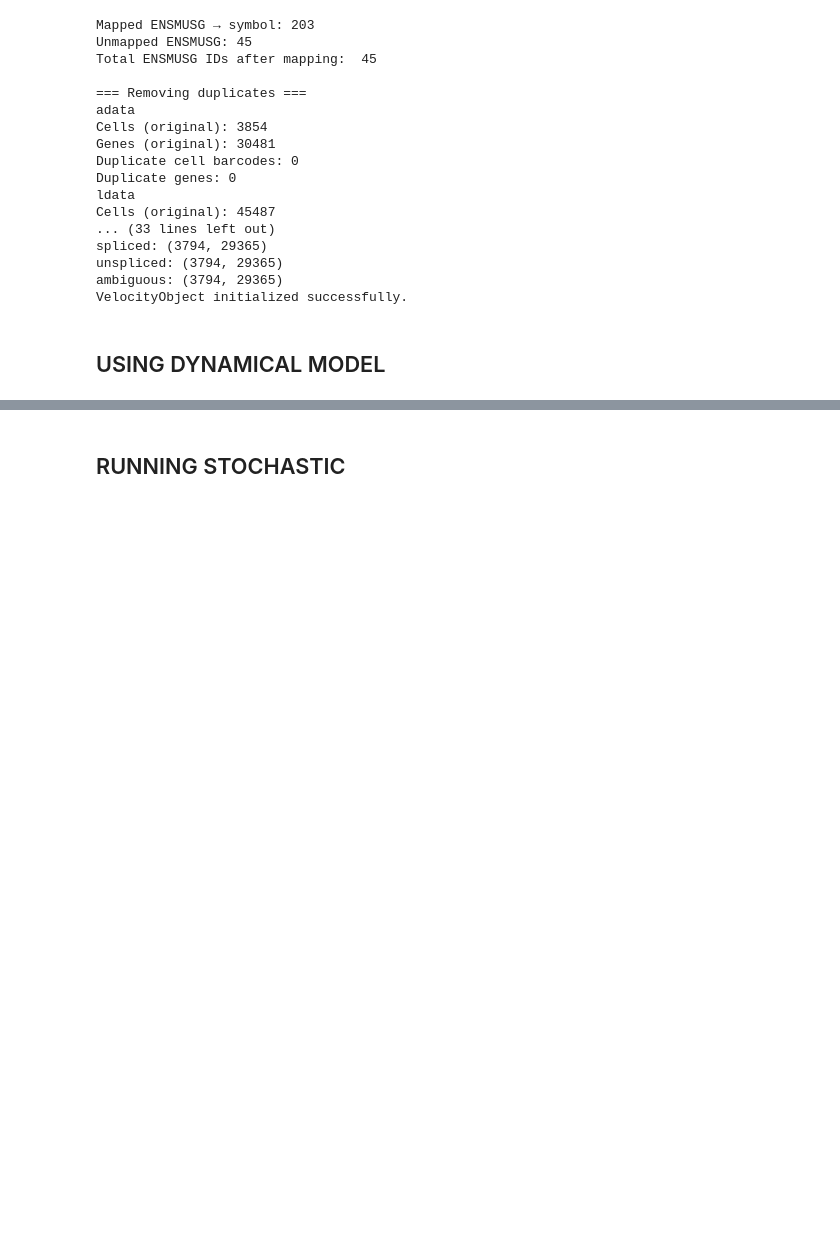
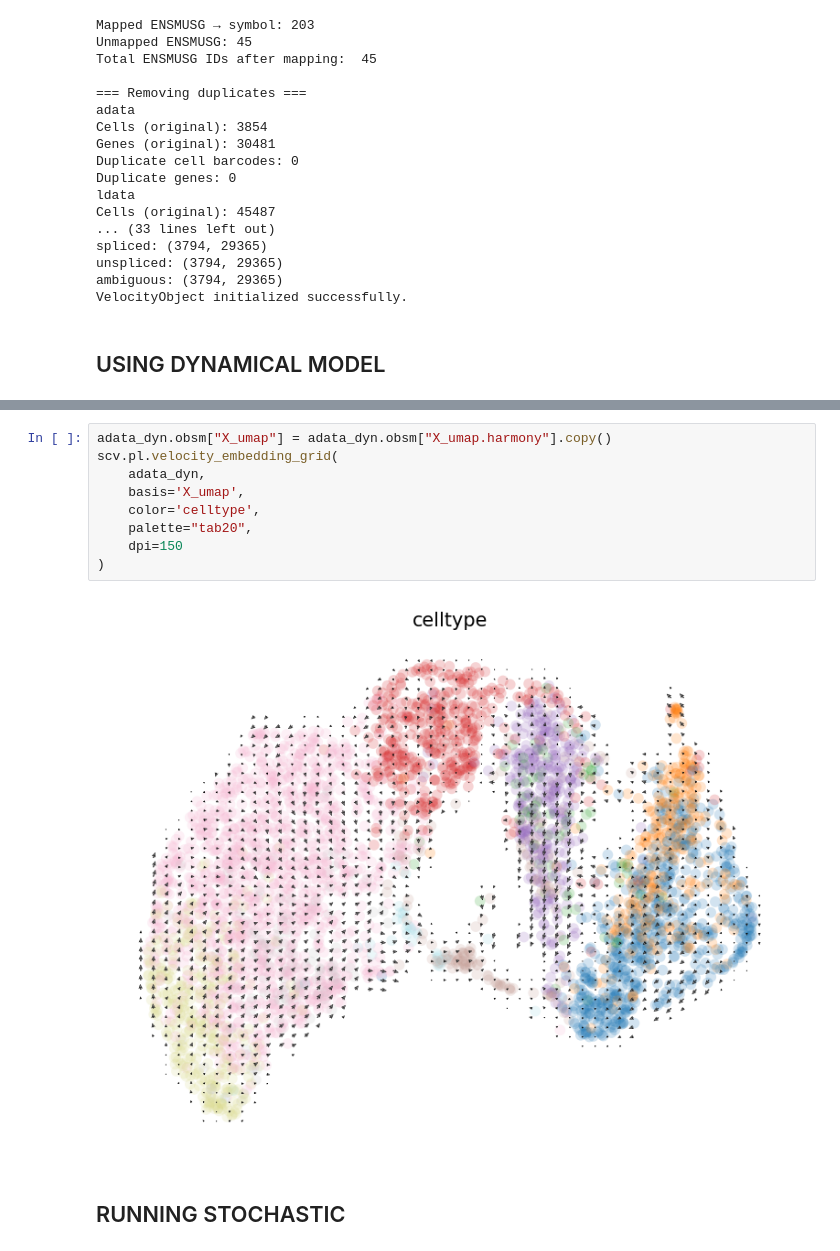
Before and after one commit to marissanesteban/rnavelo-CITEseq, a Jupyter notebook: velocity scripts/VeloViz.ipynb, the cells around one changed output, grey strips where cells are left out. Saved outputs shown, nothing was run; the diff lists cells and outputs as text; blank space fills up the shorter version.

```diff
--- a/velocity scripts/VeloViz.ipynb
+++ b/velocity scripts/VeloViz.ipynb
@@ -204,3 +203,14 @@ dyn_report
+# %%
+adata_dyn.obsm["X_umap"] = adata_dyn.obsm["X_umap.harmony"].copy()
+scv.pl.velocity_embedding_grid(
+    adata_dyn,
+    basis='X_umap',
+    color='celltype',
+    palette="tab20",
+    dpi=150
+)
+# %% [output]
+[figure, added]
 # %% [markdown]
 ## RUNNING STOCHASTIC
 # %%
```
Also changed, not shown: parts of 12 cells of this notebook, 4 other files.
